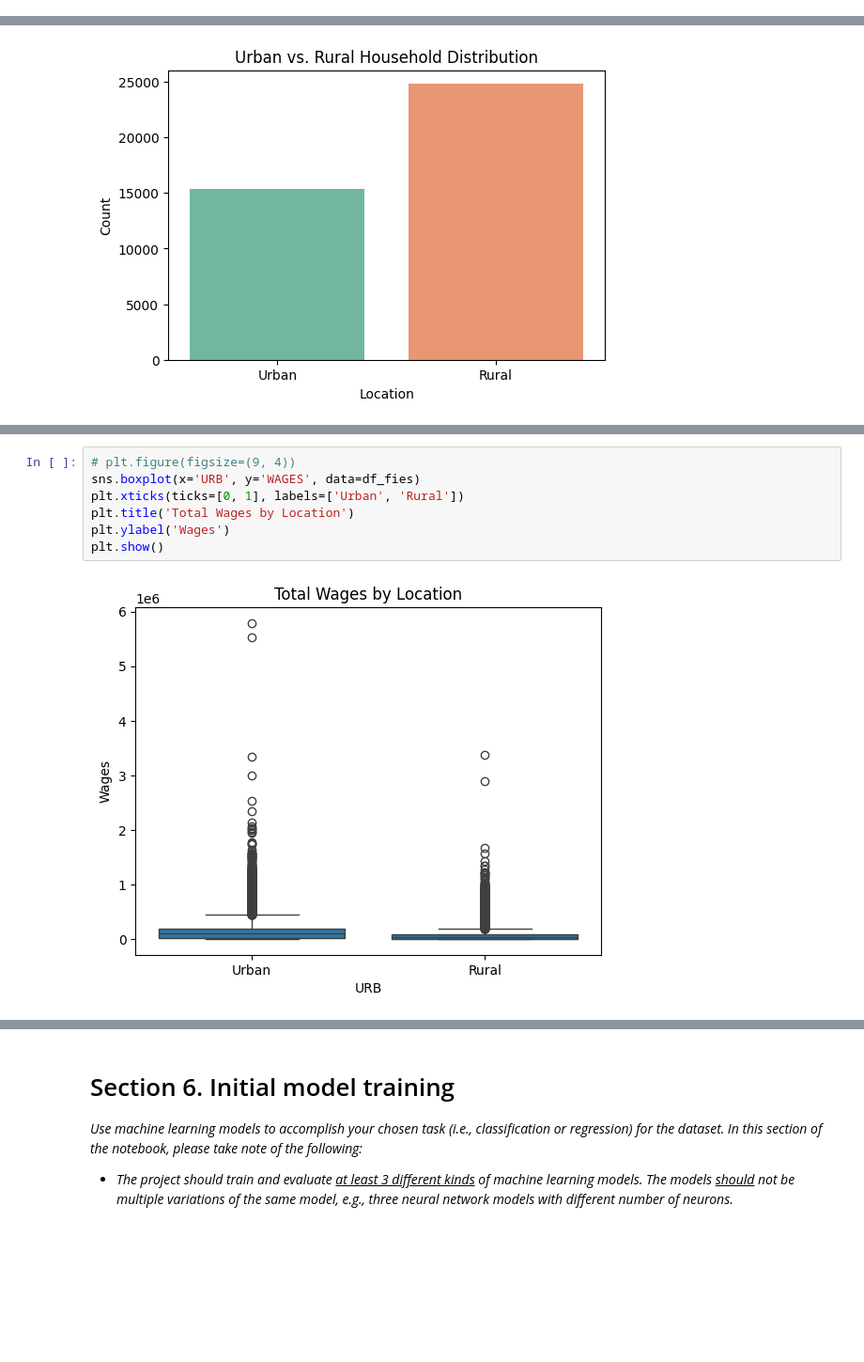
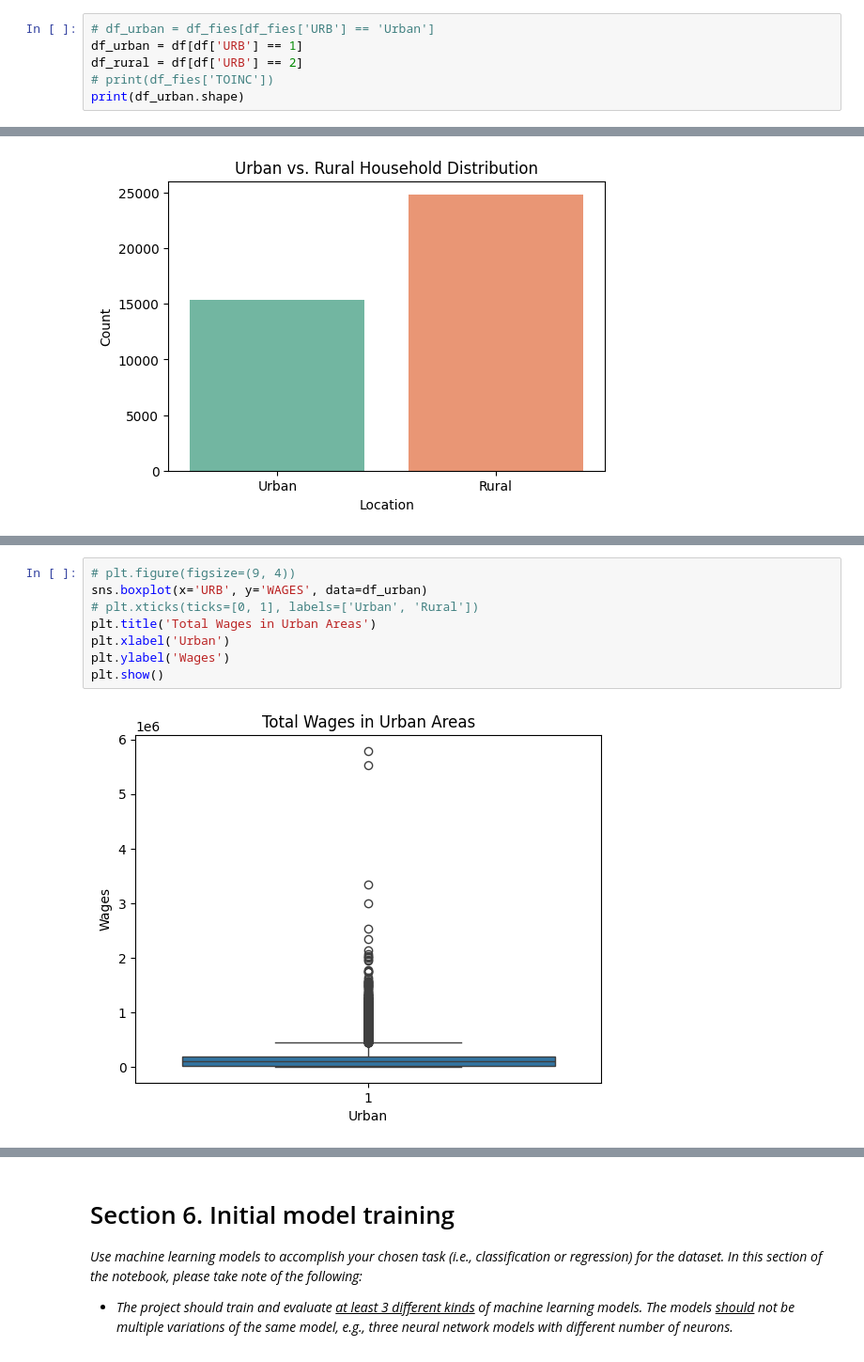
Before and after one commit to jjg-git/stintsyML, a Jupyter notebook: STINTSY project.ipynb, the cells around one changed output, grey strips where cells are left out. Shown: that part at 94% size. Cells and saved outputs as stored; diff of their text form; blank space fills up the shorter version.

```diff
--- a/STINTSY project.ipynb
+++ b/STINTSY project.ipynb
@@ -544,3 +544,9 @@ Length: 119, dtype: int64
 # plt.xlabel('Region')
 # plt.ylabel('Count')
 # plt.show()
+# %%
+# df_urban = df_fies[df_fies['URB'] == 'Urban']
+df_urban = df[df['URB'] == 1]
+df_rural = df[df['URB'] == 2]
+# print(df_fies['TOINC'])
+print(df_urban.shape)
@@ -603,9 +635,10 @@ sns.despine(offset=10, trim=True)
 # %%
 # plt.figure(figsize=(9, 4))
-sns.boxplot(x='URB', y='WAGES', data=df_fies)
-plt.xticks(ticks=[0, 1], labels=['Urban', 'Rural'])
-plt.title('Total Wages by Location')
+sns.boxplot(x='URB', y='WAGES', data=df_urban)
+# plt.xticks(ticks=[0, 1], labels=['Urban', 'Rural'])
+plt.title('Total Wages in Urban Areas')
+plt.xlabel('Urban')
 plt.ylabel('Wages')
 plt.show()
 # %% [output]
-[figure, old version]
+[figure, new version]
```
Also changed, not shown: parts of 12 cells of this notebook.
